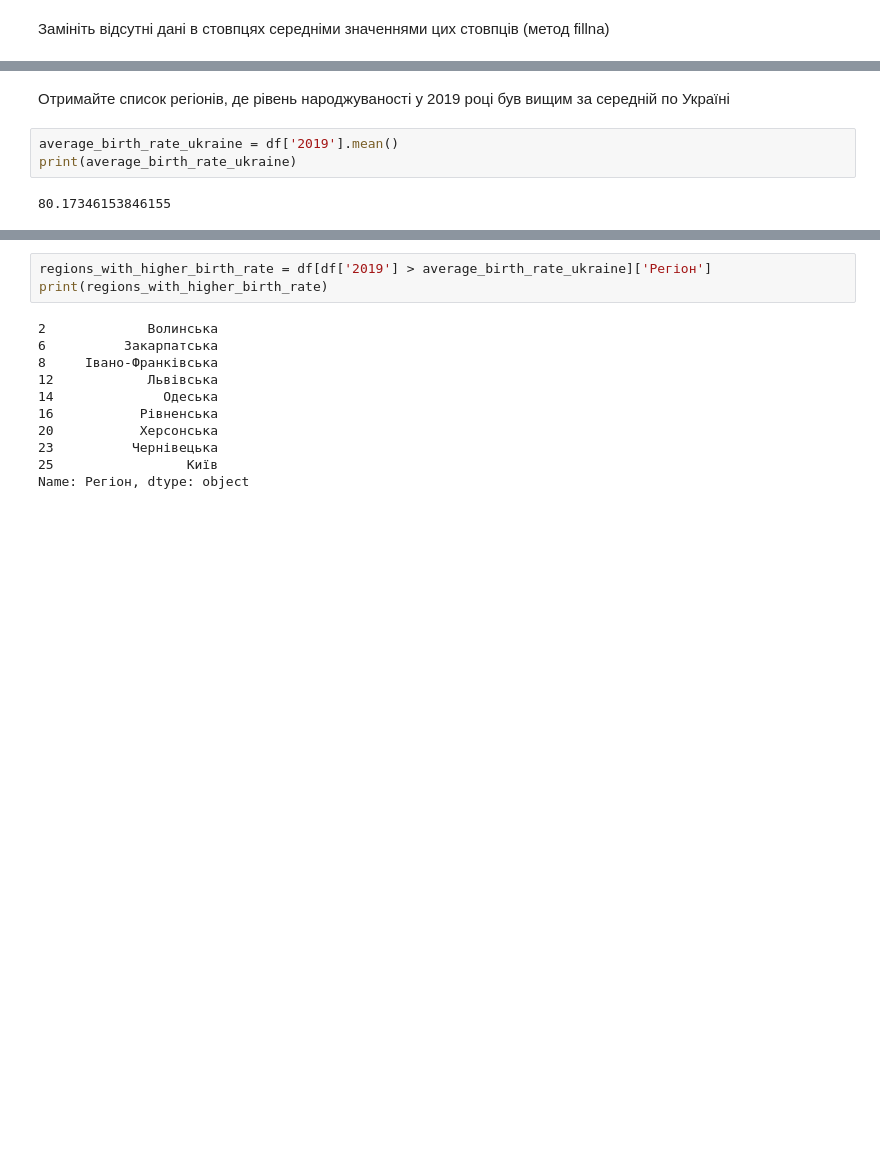
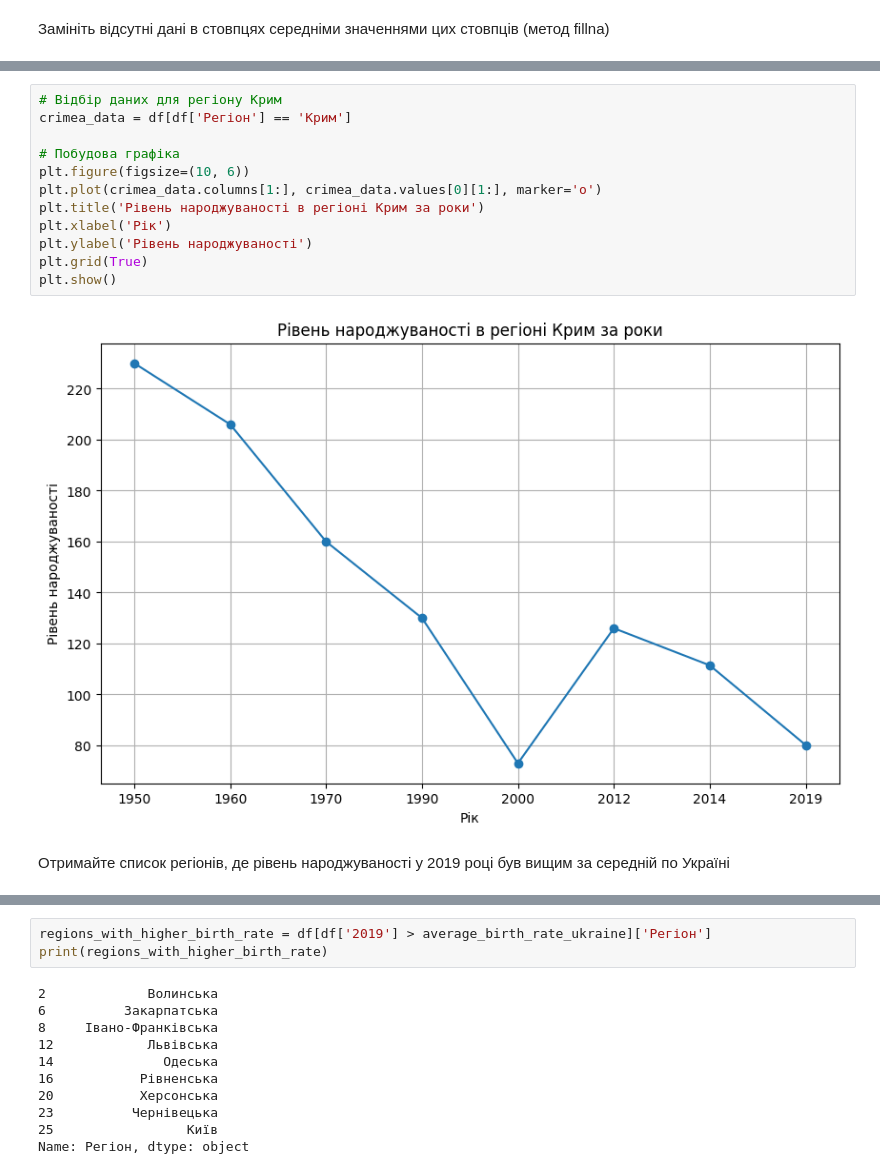
Before and after one commit to ValeriiYermak/DataScience, a Jupyter notebook: HW2_1.ipynb, the cells around one changed output, grey strips where cells are left out. Saved outputs shown, nothing was run; the diff lists cells and outputs as text; blank space fills up the shorter version.

```diff
--- a/HW2_1.ipynb
+++ b/HW2_1.ipynb
@@ -172,7 +172,16 @@ df
+# %%
+# Відбір даних для регіону Крим
+crimea_data = df[df['Регіон'] == 'Крим']
+
+# Побудова графіка
+plt.figure(figsize=(10, 6))
+plt.plot(crimea_data.columns[1:], crimea_data.values[0][1:], marker='o')
+plt.title('Рівень народжуваності в регіоні Крим за роки')
+plt.xlabel('Рік')
+plt.ylabel('Рівень народжуваності')
+plt.grid(True)
+plt.show()
+# %% [output]
+[figure, added]
 # %% [markdown]
 Отримайте список регіонів, де рівень народжуваності у 2019 році був вищим за середній по Україні
-# %%
-average_birth_rate_ukraine = df['2019'].mean()
-print(average_birth_rate_ukraine)
-# %% [output]
-80.17346153846155
```
Also changed, not shown: parts of 9 cells of this notebook.
